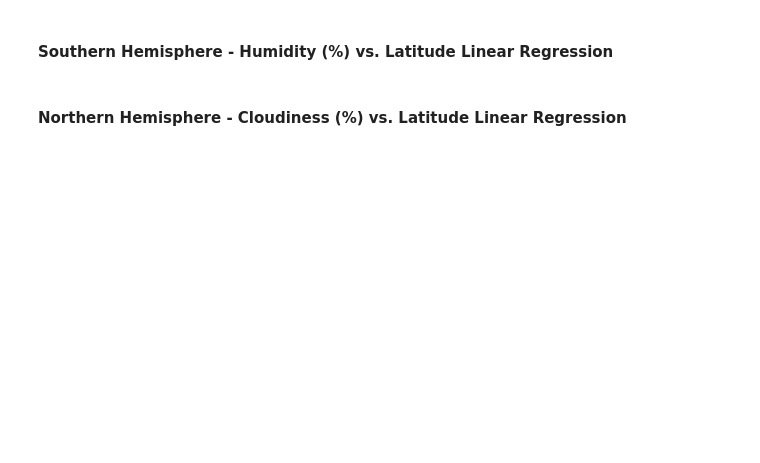
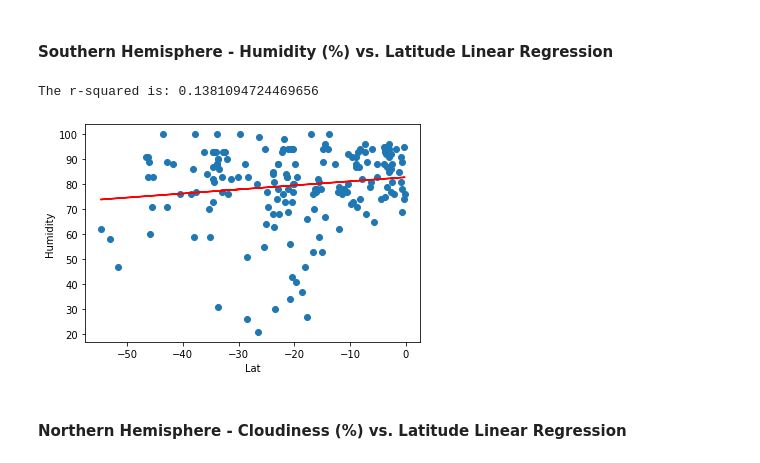
Before and after one commit to garycastle/PythonAPI-Coursework, a Jupyter notebook: starter_code/WeatherPy.ipynb, the cells around one changed output. Saved outputs shown, nothing was run; the diff lists cells and outputs as text; code cells hidden in the pictures; blank space fills up the shorter version.

```diff
--- a/starter_code/WeatherPy.ipynb
+++ b/starter_code/WeatherPy.ipynb
@@ -258,4 +290,12 @@ plt.show()
 # %% [markdown]
 ####  Southern Hemisphere - Humidity (%) vs. Latitude Linear Regression
+# %%
+xlbl = "Lat"
+ylbl = "Humidity"
+lblpos = (-55,15)
+plotLinearRegression(south[xlbl],south[ylbl],xlbl,ylbl,lblpos,8)
+# %% [output]
+The r-squared is: 0.1381094724469656
+[figure, added]
 # %% [markdown]
 ####  Northern Hemisphere - Cloudiness (%) vs. Latitude Linear Regression
```
Also changed, not shown: parts of 23 cells of this notebook, 1 other file.
